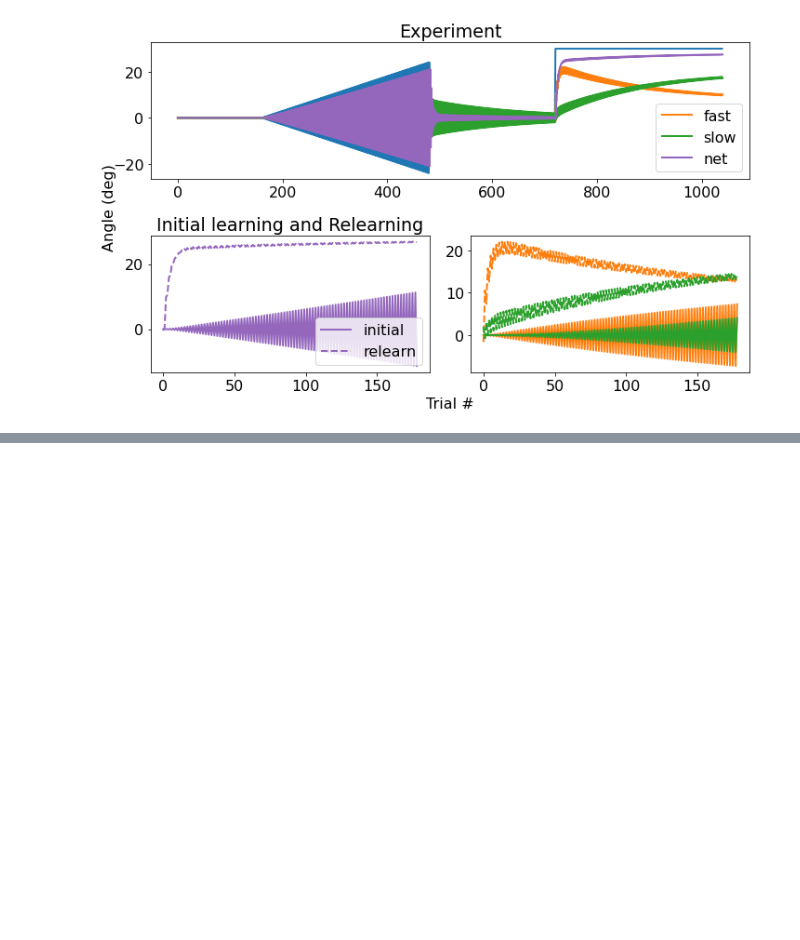
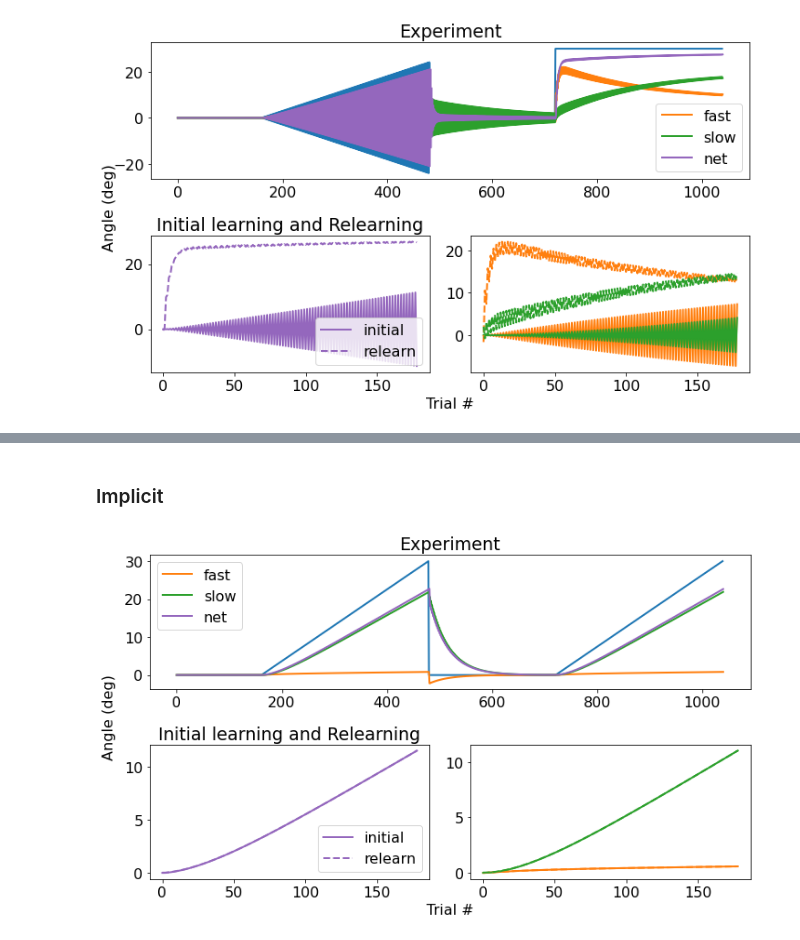
Before and after one commit to tulimid1/Recreate-Papers, a Jupyter notebook: Avraham-2021/Avraham_Savings2021.ipynb, the cells around one changed output, grey strips where cells are left out. Drawn from its saved outputs; the diff is of its cells as text; code cells hidden in the pictures; blank space fills up the shorter version.

```diff
--- a/Avraham-2021/Avraham_Savings2021.ipynb
+++ b/Avraham-2021/Avraham_Savings2021.ipynb
@@ -153,0 +169,7 @@ showSimExp(psched, fast, slow, net, (161,161+179), (721,721+179))
+# %% [markdown]
+### Implicit
+# %%
+fast,slow,net = simExperiment(psched, A_f=0.1, B_f=0.1, A_s=0.99, B_s=0.05)
+showSimExp(psched, fast, slow, net, (161,161+179), (721,721+179))
+# %% [output]
+[figure, added]
```
Also changed, not shown: parts of 4 cells of this notebook, 2 other files.
